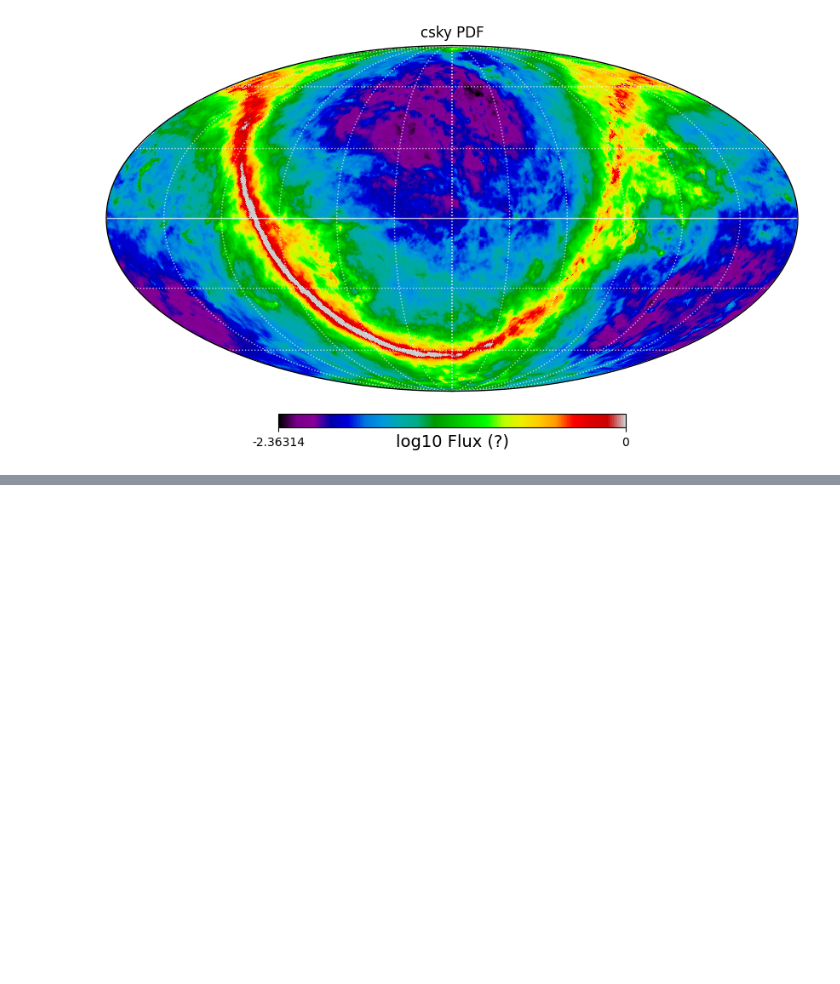
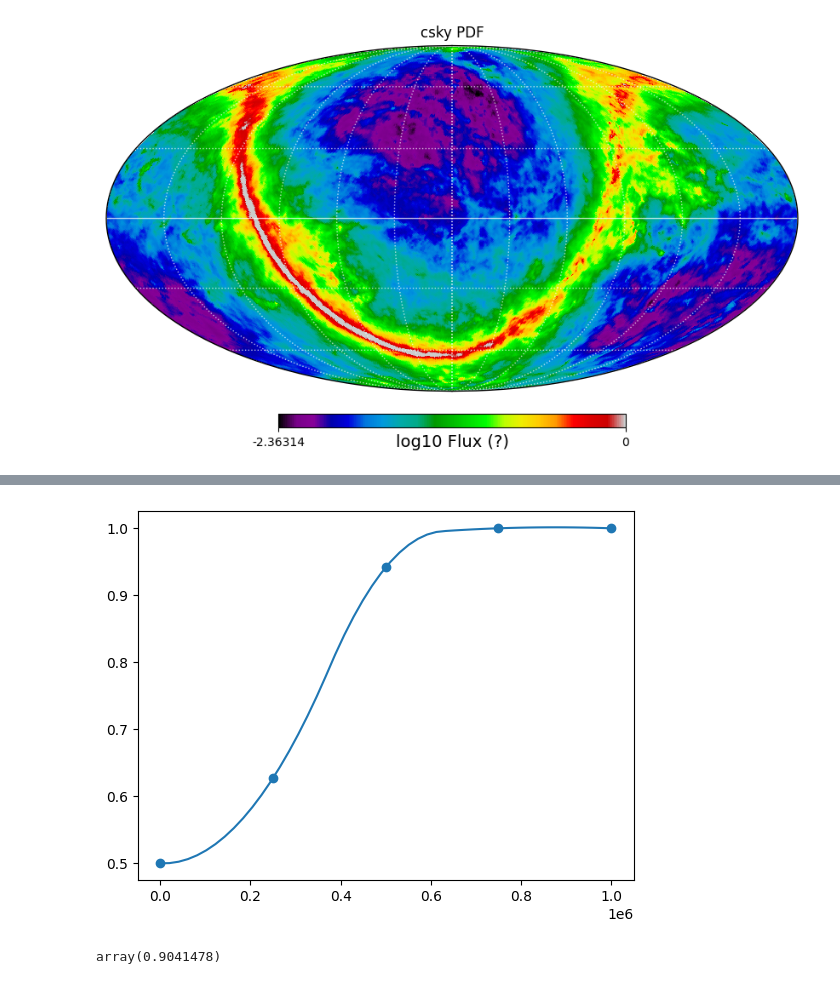
Before and after one commit to MACampana/BinnedTracks, a Jupyter notebook: BinnedAnalysis.ipynb, the cells around one changed output, grey strips where cells are left out. Cells and saved outputs as stored; diff of their text form; code cells hidden in the pictures; blank space fills up the shorter version.

```diff
--- a/BinnedAnalysis.ipynb
+++ b/BinnedAnalysis.ipynb
@@ -903,0 +926,15 @@ array([(133575,     4864, 0, 3.22138377, -0.48603716, 0.09457757, 1.08297815, 58
+# %%
+f = interp1d(list(passing.keys()), list(passing.values()), kind='quadratic')
+# %%
+xs = np.linspace(0,1000000,50)
+
+plt.figure(facecolor='w')
+plt.scatter(passing.keys(), passing.values())
+plt.plot(xs, f(xs))
+plt.show()
+# %% [output]
+[figure, added]
+# %%
+f(460000)
+# %% [output]
+array(0.9041478)
```
Also changed, not shown: parts of 21 cells of this notebook, 2 other files.
